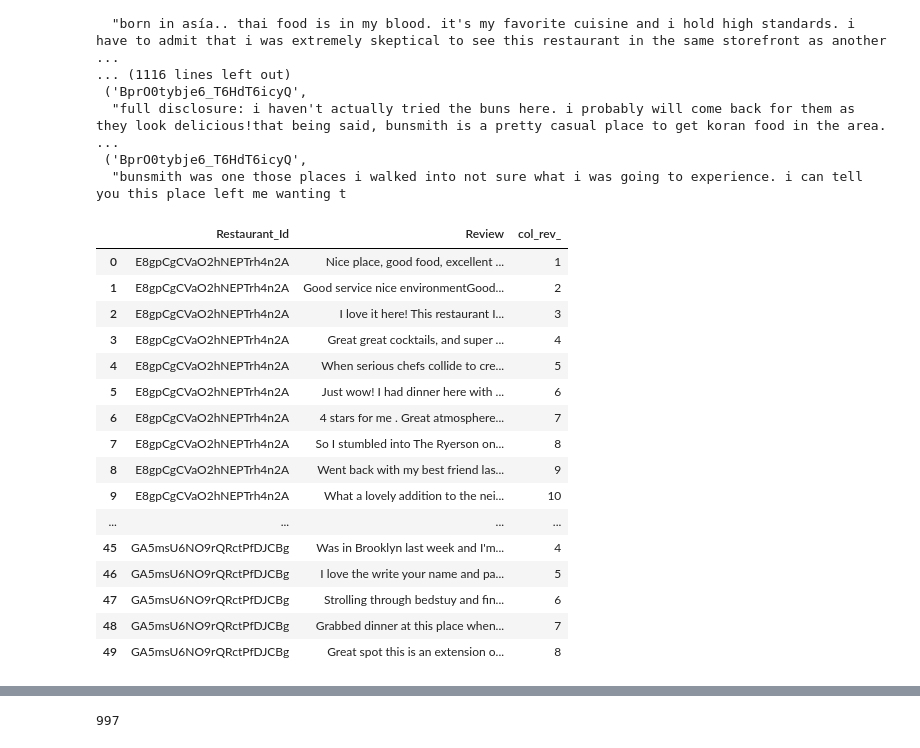
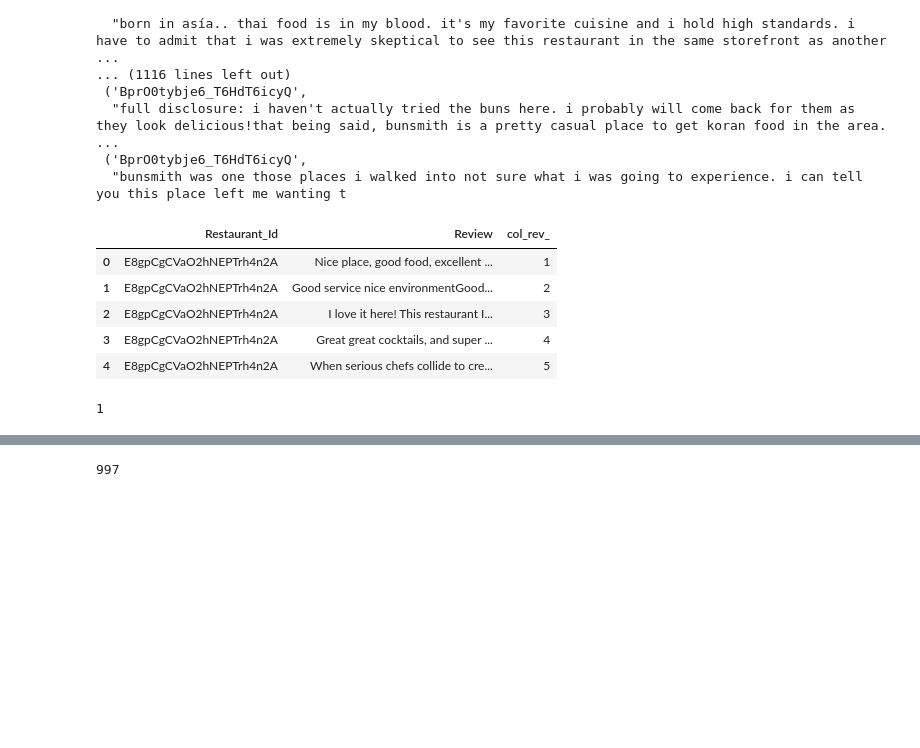
Before and after one commit to hamiltonchangcodes/project_yelp_analysis, a Jupyter notebook: Data-Collection/Data Collection - Yelp businesses- Scr Part 2.ipynb, the cells around one changed output, grey strips where cells are left out. Drawn from its saved outputs; the diff is of its cells as text; code cells hidden in the pictures; blank space fills up the shorter version.

```diff
--- a/Data-Collection/Data Collection - Yelp businesses- Scr Part 2.ipynb
+++ b/Data-Collection/Data Collection - Yelp businesses- Scr Part 2.ipynb
@@ -276,22 +276,15 @@ data['col_rev_'] = data['count']%21+1
 # %%
 data=data.drop(columns='count')
 # %%
-data.head(50)
+data.head()
 # %% [output]
 |  | Restaurant_Id | Review | col_rev_ |
 | 0 | E8gpCgCVaO2hNEPTrh4n2A | Nice place, good food, excellent ... | 1 |
 | 1 | E8gpCgCVaO2hNEPTrh4n2A | Good service nice environmentGood... | 2 |
 | 2 | E8gpCgCVaO2hNEPTrh4n2A | I love it here! This restaurant I... | 3 |
 | 3 | E8gpCgCVaO2hNEPTrh4n2A | Great great cocktails, and super ... | 4 |
 | 4 | E8gpCgCVaO2hNEPTrh4n2A | When serious chefs collide to cre... | 5 |
-| 5 | E8gpCgCVaO2hNEPTrh4n2A | Just wow! I had dinner here with ... | 6 |
-| 6 | E8gpCgCVaO2hNEPTrh4n2A | 4 stars for me . Great atmosphere... | 7 |
-| 7 | E8gpCgCVaO2hNEPTrh4n2A | So I stumbled into The Ryerson on... | 8 |
-| 8 | E8gpCgCVaO2hNEPTrh4n2A | Went back with my best friend las... | 9 |
-| 9 | E8gpCgCVaO2hNEPTrh4n2A | What a lovely addition to the nei... | 10 |
-| ... | ... | ... | ... |
-| 45 | GA5msU6NO9rQRctPfDJCBg | Was in Brooklyn last week and I'm... | 4 |
-| 46 | GA5msU6NO9rQRctPfDJCBg | I love the write your name and pa... | 5 |
-| 47 | GA5msU6NO9rQRctPfDJCBg | Strolling through bedstuy and fin... | 6 |
-| 48 | GA5msU6NO9rQRctPfDJCBg | Grabbed dinner at this place when... | 7 |
-| 49 | GA5msU6NO9rQRctPfDJCBg | Great spot this is an extension o... | 8 |
+# %%
+data.iloc[0,2]
+# %% [output]
+1
```
Also changed, not shown: parts of 11 cells of this notebook, 1 other file.
